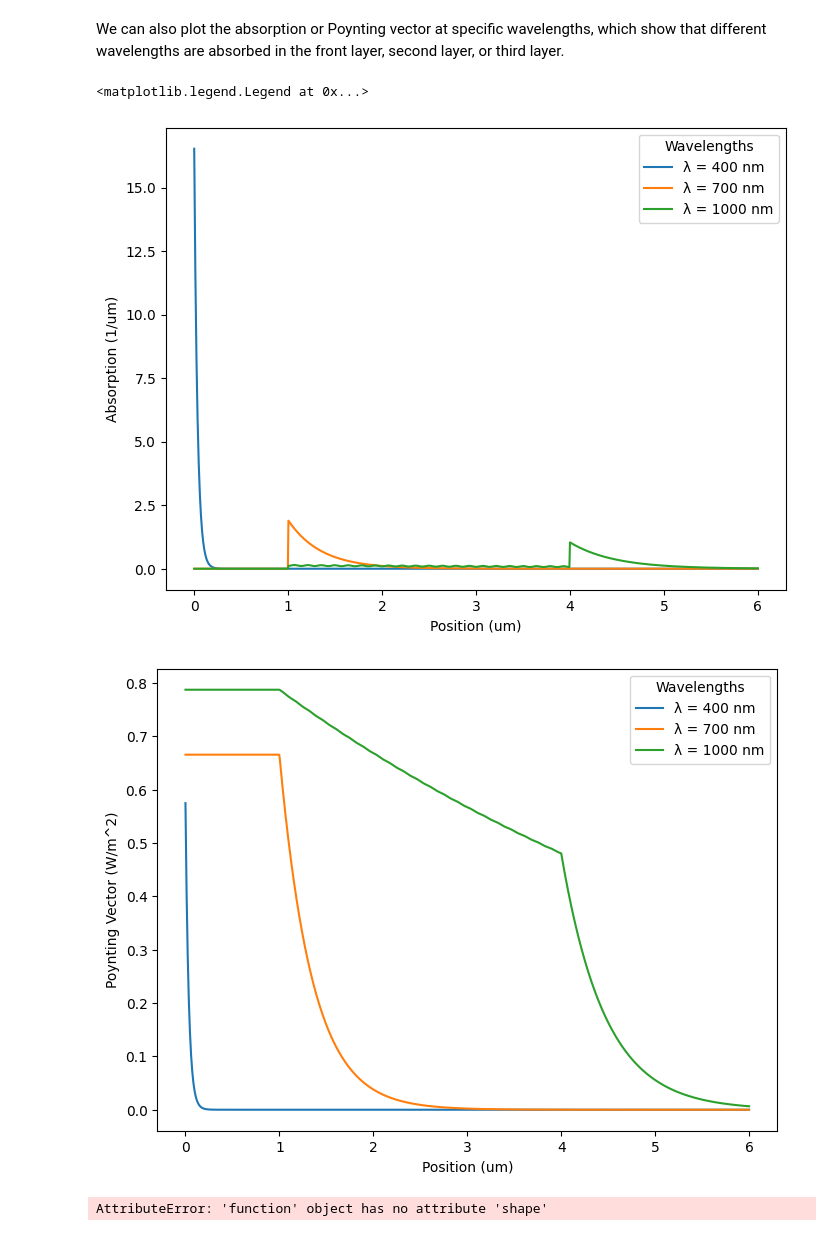
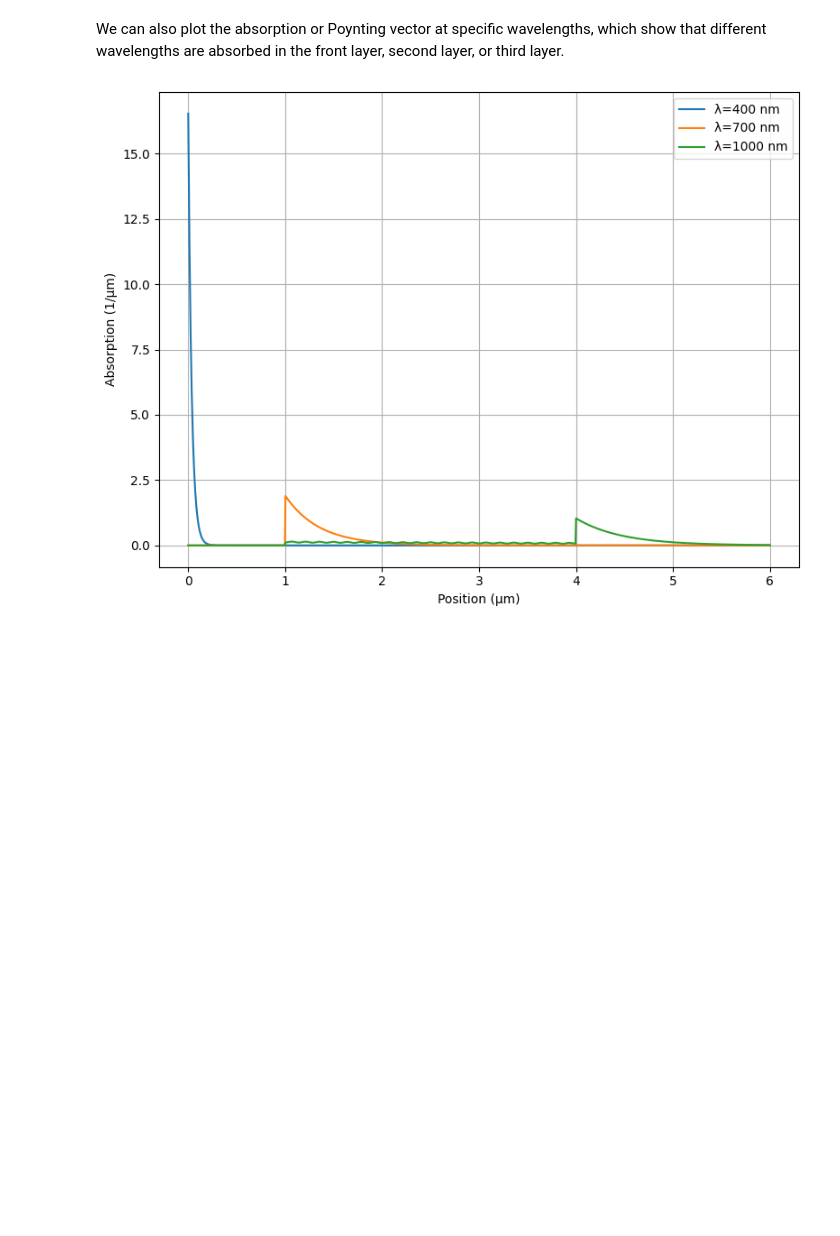
Before and after one commit to JaxLayerLumos/JaxLayerLumos, a Jupyter notebook: examples/triple-junction-solar-cells.ipynb, the cells around one changed output. Cells and saved outputs as stored; diff of their text form; code cells hidden in the pictures; blank space fills up the shorter version.

```diff
--- a/examples/triple-junction-solar-cells.ipynb
+++ b/examples/triple-junction-solar-cells.ipynb
@@ -115,52 +119,43 @@ Text(0, 0.5, 'Absorption (1/um)')
 # %% [markdown]
 We can also plot the absorption or Poynting vector at specific wavelengths, which show that different wavelengths are absorbed in the front layer, second layer, or third layer.
 # %%
-wavelengths = jnp.array([400e-9, 700e-9, 1000e-9])
-frequencies = scic.c / wavelengths
+wavelengths = jnp.array([400, 700, 1000]) * jll_utils_units.get_nano()
+frequencies = jll_utils_spectra.convert_wavelengths_to_frequencies(wavelengths)
+inc_angle = 0
 
-theta_inc = 0
+n_k = jll_utils_materials.get_n_k(materials, frequencies)
 
-n_k = utils_materials.get_n_k(materials, frequencies)
-
-
-R_TE, T_TE, R_TM, T_TM, results_coeffs = stackrt(
-        n_k, thicknesses, frequencies, theta_inc, return_coeffs = True
-    )
-
-position = onp.linspace(0, sum(thickness_materials)*1.5, 1000)
-layer, position_in_layer = utils_position.calc_position_in_structure(
-    thickness_materials, position
+R_TE, T_TE, R_TM, T_TM, results_coeffs = jll.stackrt(
+    n_k, thicknesses, frequencies, inc_angle, return_coeffs=True
 )
 
-results_coeffs = utils_position.calc_position_data(
+position = onp.linspace(0, sum(thicknesses) * 1.5, 1000)
+layer, position_in_layer = jll_utils_position.calc_position_in_structure(
+    thicknesses, position
+)
+
+results_coeffs = jll_utils_position.calc_position_data(
     layer, position_in_layer, results_coeffs
 )
-
-plt.figure(figsize=(8, 6))
-
-absorb_TE_data = results_coeffs['absorb_TE'][0, :, :].T / 1e6
-
-for i, wavelength in enumerate(wavelengths):
-    plt.plot(convert_m_to_um(position), absorb_TE_data[:, i], label=f'λ = {wavelength * 1e9:.0f} nm')
-
-plt.xlabel("Position (um)")
-plt.ylabel("Absorption (1/um)")
-plt.legend(title = "Wavelengths")
-
-plt.figure(figsize=(8, 6))
-
-poynting = results_coeffs['poyn_TE'][0, :, :].T
-for i, wavelength in enumerate(wavelengths):
-    plt.plot(convert_m_to_um(position), poynting[:, i], label=f'λ = {wavelength * 1e9:.0f} nm')
-
-plt.xlabel("Position (um)")
-plt.ylabel("Poynting Vector Magnitude (W/m^2)")
-plt.legend(title = "Wavelengths")
-# %% [output]
-<matplotlib.legend.Legend at 0x...>
-[figure, removed]
-[figure, removed]
-# %%
-absorption_vs_position.shape
-# %% [output]
-AttributeError: 'function' object has no attribute 'shape'
+# %%
+fig = plt.figure(figsize=(8, 6))
+ax = fig.gca()
+
+absorb_TE_data = results_coeffs['absorb_TE'][0, :, :].T * jll_utils_units.get_micro()
+
+for i, wavelength in enumerate(wavelengths):
+    ax.plot(
+        jll_utils_units.convert_m_to_um(position),
+        absorb_TE_data[:, i],
+        label=f'λ={wavelength / jll_utils_units.get_nano():.0f} nm'
+    )
+
+ax.set_xlabel("Position (µm)")
+ax.set_ylabel("Absorption (1/µm)")
+ax.grid()
+
+plt.legend()
+plt.tight_layout()
+plt.show()
+# %% [output]
+[figure, added]
```
Also changed, not shown: parts of 8 cells of this notebook.
